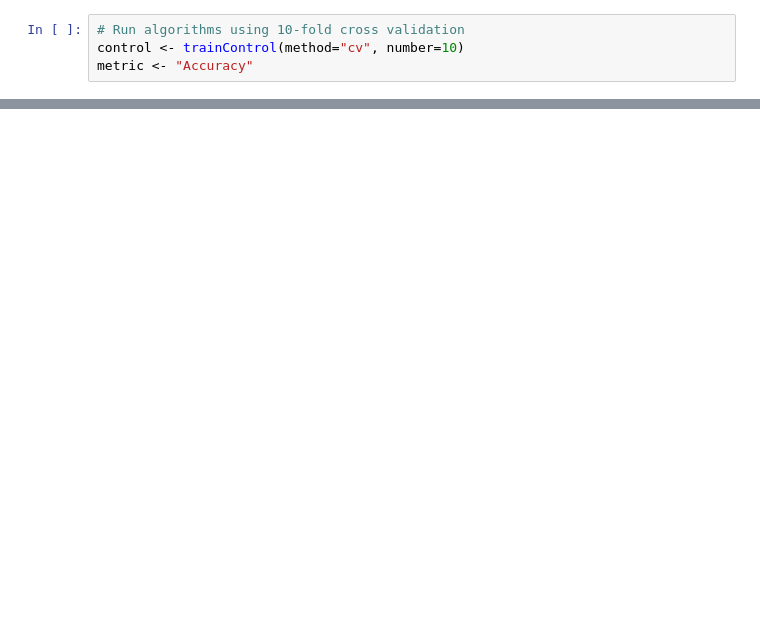
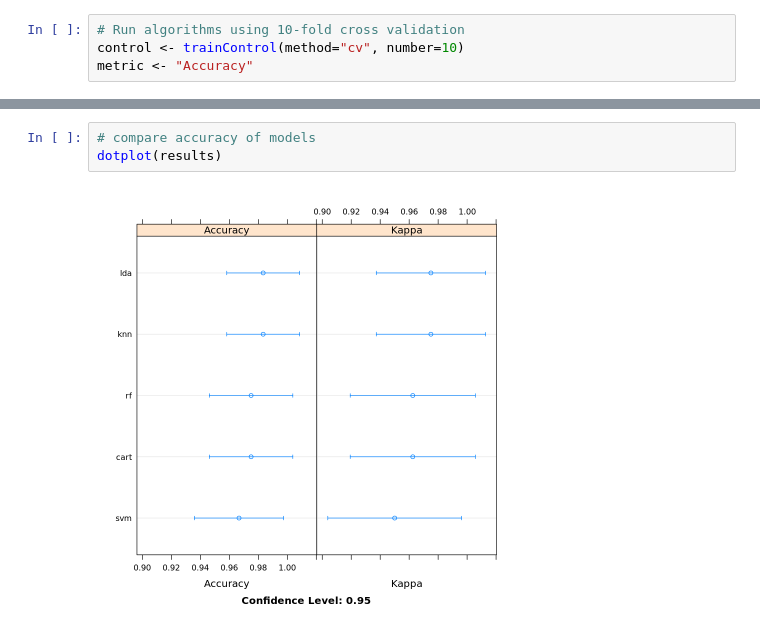
Before and after one commit to Jensen416/MachLearnR, a Jupyter notebook: MachLearnR.ipynb, the cells around one changed output, grey strips where cells are left out. Saved outputs shown, nothing was run; the diff lists cells and outputs as text; blank space fills up the shorter version.

```diff
--- a/MachLearnR.ipynb
+++ b/MachLearnR.ipynb
@@ -163,0 +177,5 @@ ERROR: Error in resamples(list(lda = fit.lda, cart = fit.cart, knn = fit.knn, :
+# %%
+# compare accuracy of models
+dotplot(results)
+# %% [output]
+[figure, added]
```
Also changed, not shown: parts of 9 cells of this notebook.
